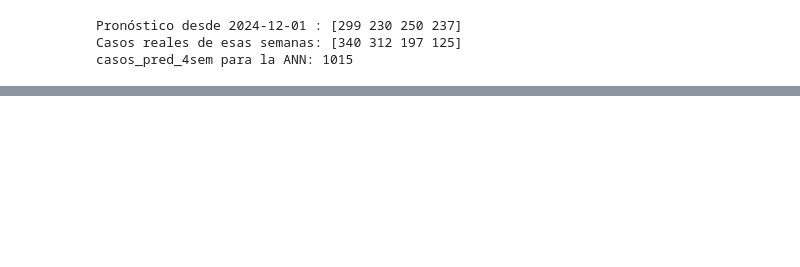
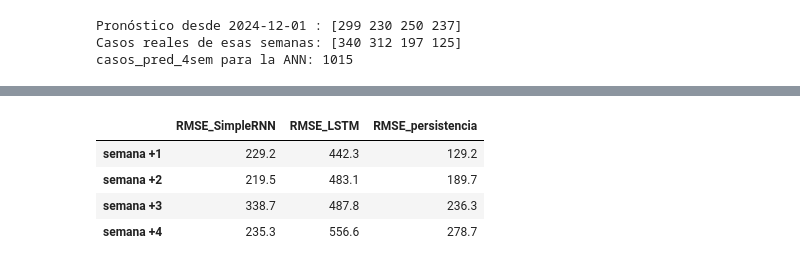
Before and after one commit to GaboSM1507/Proyecto-VectorIA, a Jupyter notebook: notebooks/03_LSTM_Casos.ipynb, the cells around one changed output, grey strips where cells are left out. Cells and saved outputs as stored; diff of their text form; code cells hidden in the pictures; blank space fills up the shorter version.

```diff
--- a/notebooks/03_LSTM_Casos.ipynb
+++ b/notebooks/03_LSTM_Casos.ipynb
@@ -382,0 +560,13 @@ casos_pred_4sem para la ANN: 1015
+# %%
+# Error según qué tan lejos es el pronóstico
+pd.DataFrame({
+    "RMSE_SimpleRNN": [rmse(real_test[:, h], prediccion_test[:, h]) for h in range(HORIZONTE)],
+    "RMSE_LSTM": [rmse(real_test[:, h], prediccion_lstm[:, h]) for h in range(HORIZONTE)],
+    "RMSE_persistencia": [rmse(real_test[:, h], persistencia[:, h]) for h in range(HORIZONTE)],
+}, index=[f"semana +{h + 1}" for h in range(HORIZONTE)]).round(1)
+# %% [output]
+|  | RMSE_SimpleRNN | RMSE_LSTM | RMSE_persistencia |
+| semana +1 | 229.2 | 442.3 | 129.2 |
+| semana +2 | 219.5 | 483.1 | 189.7 |
+| semana +3 | 338.7 | 487.8 | 236.3 |
+| semana +4 | 235.3 | 556.6 | 278.7 |
```
Also changed, not shown: parts of 51 cells of this notebook, 2 other files.
